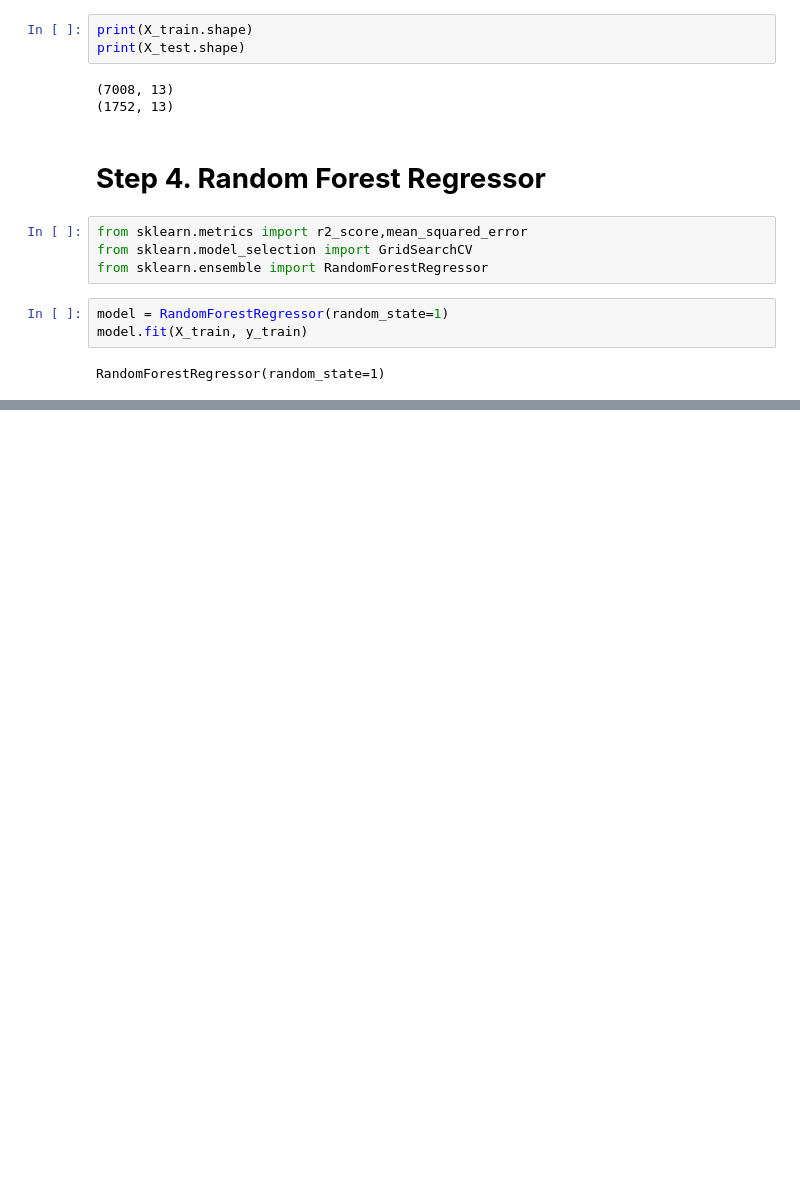
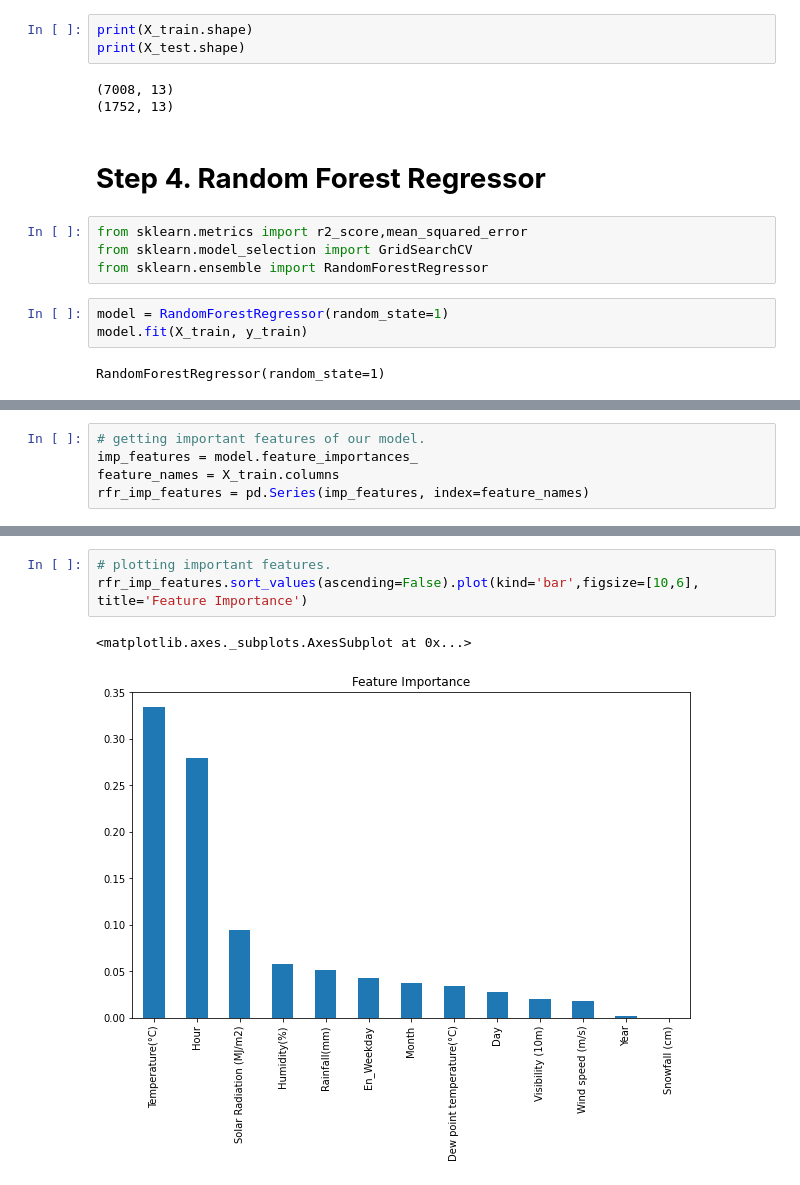
Before and after one commit to ghanalk1/Bike-Sharing-Demand-Prediction, a Jupyter notebook: Copy_of_Bike_Sharing_Demand_Prediction_Capstone_Project.ipynb, the cells around one changed output, grey strips where cells are left out. Cells and saved outputs as stored; diff of their text form; blank space fills up the shorter version.

```diff
--- a/Copy_of_Bike_Sharing_Demand_Prediction_Capstone_Project.ipynb
+++ b/Copy_of_Bike_Sharing_Demand_Prediction_Capstone_Project.ipynb
@@ -337,0 +351,5 @@ RandomForestRegressor(random_state=1)
+# %%
+# getting important features of our model.
+imp_features = model.feature_importances_
+feature_names = X_train.columns
+rfr_imp_features = pd.Series(imp_features, index=feature_names)
@@ -337,0 +373,6 @@ RandomForestRegressor(random_state=1)
+# %%
+# plotting important features.
+rfr_imp_features.sort_values(ascending=False).plot(kind='bar',figsize=[10,6], title='Feature Importance')
+# %% [output]
+<matplotlib.axes._subplots.AxesSubplot at 0x...>
+[figure, added]
```
Also changed, not shown: parts of 4 cells of this notebook.
